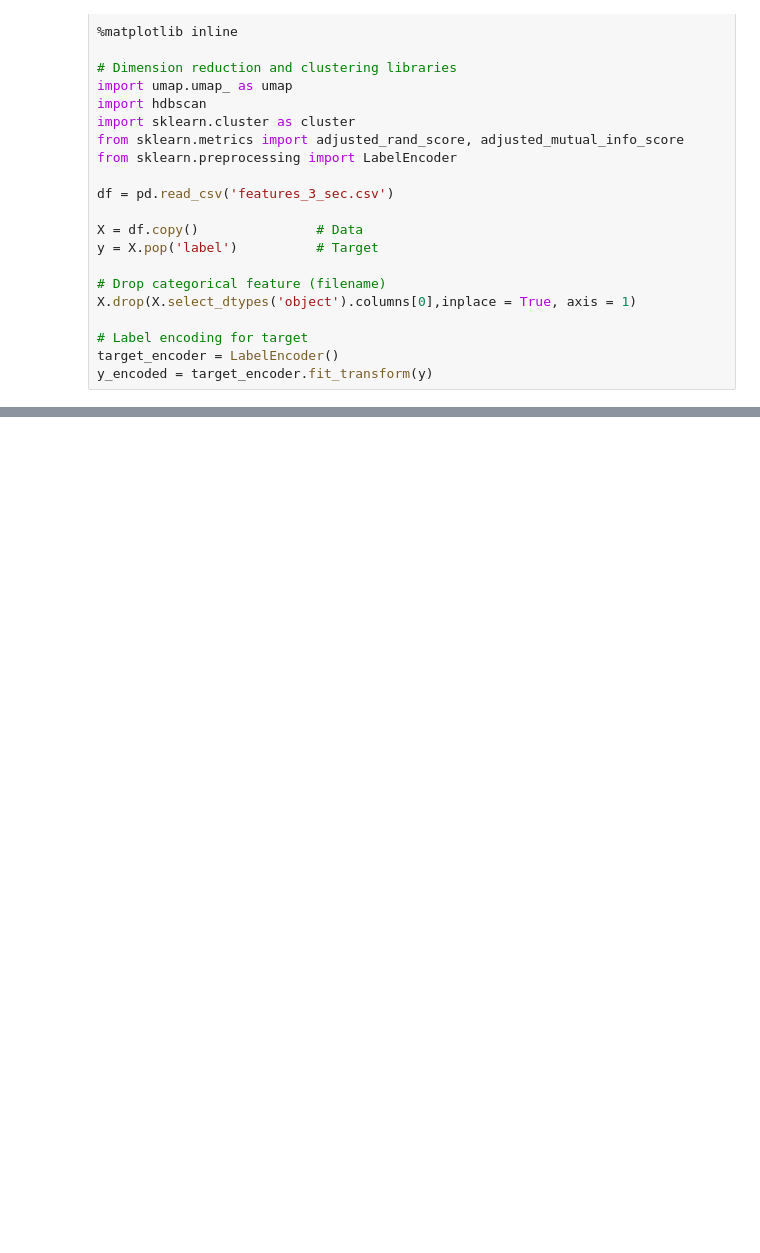
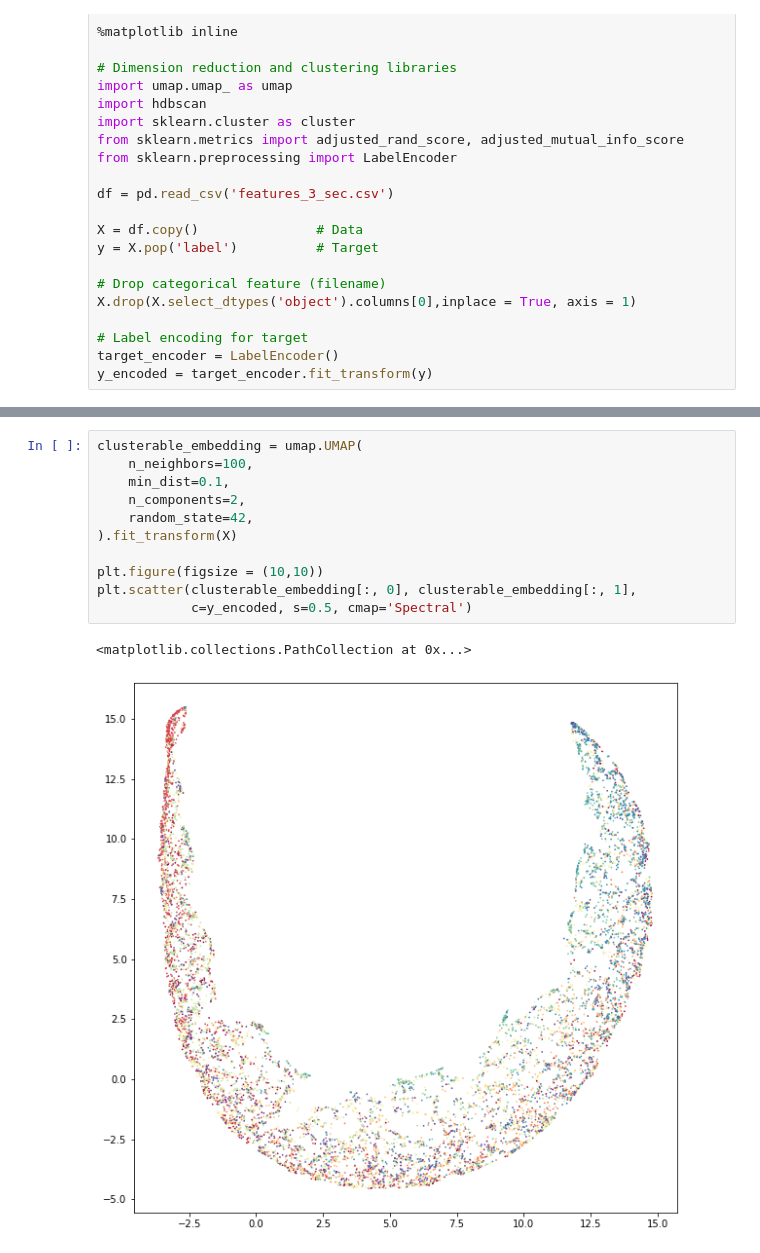
Before and after one commit to nahue-passano/music_genre_classification, a Jupyter notebook: music_genre_clustering.ipynb, the cells around one changed output, grey strips where cells are left out. Saved outputs shown, nothing was run; the diff lists cells and outputs as text; blank space fills up the shorter version.

```diff
--- a/music_genre_clustering.ipynb
+++ b/music_genre_clustering.ipynb
@@ -34,0 +40,14 @@ AttributeError: module 'umap' has no attribute 'UMAP'
+# %%
+clusterable_embedding = umap.UMAP(
+    n_neighbors=100,
+    min_dist=0.1,
+    n_components=2,
+    random_state=42,
+).fit_transform(X)
+
+plt.figure(figsize = (10,10))
+plt.scatter(clusterable_embedding[:, 0], clusterable_embedding[:, 1],
+            c=y_encoded, s=0.5, cmap='Spectral')
+# %% [output]
+<matplotlib.collections.PathCollection at 0x...>
+[figure, added]
```
Also changed, not shown: parts of 3 cells of this notebook.
